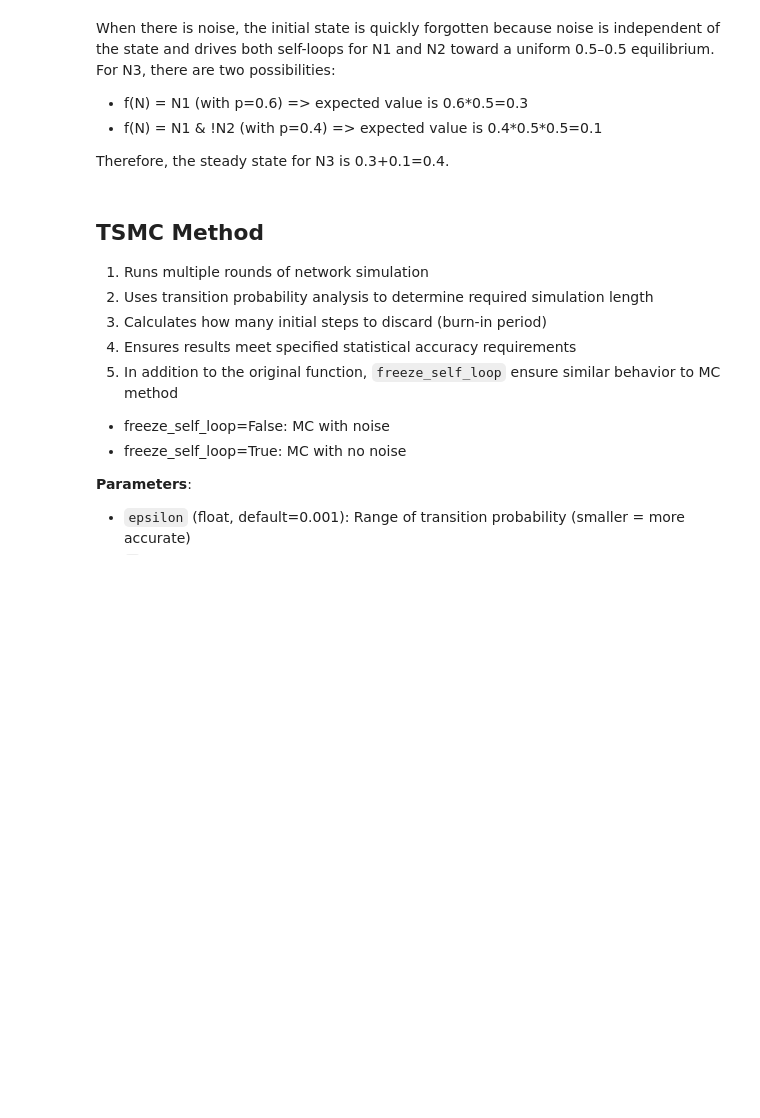
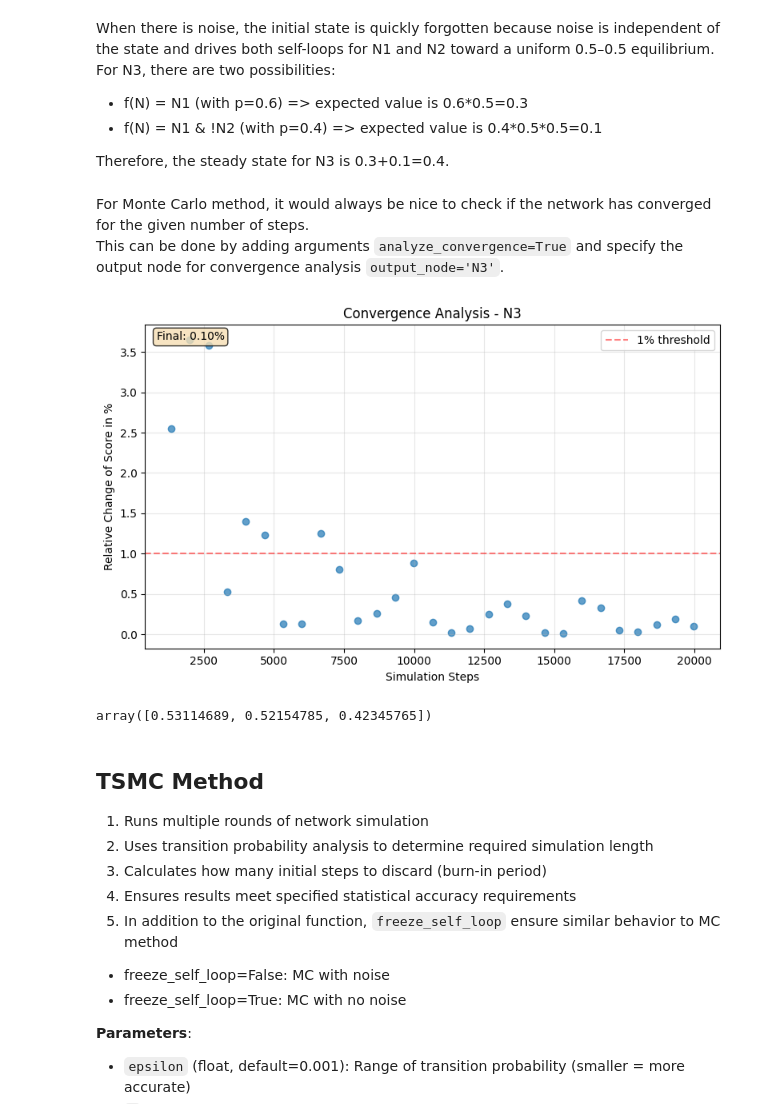
Before and after one commit to IlyaLab/BNMPy, a Jupyter notebook: Examples/BN_PBN_steady_state.ipynb, the cells around one changed output. Saved outputs shown, nothing was run; the diff lists cells and outputs as text; code cells hidden in the pictures; blank space fills up the shorter version.

```diff
--- a/Examples/BN_PBN_steady_state.ipynb
+++ b/Examples/BN_PBN_steady_state.ipynb
@@ -19,7 +18,7 @@ N3 = N1, 0.6
 N3 = N1 & !N2, 0.4
 """
 x0  =  np.array( [1, 1, 0] )  # initial state
-network = BMatrix.load_pbn_from_string(network_string, initial_state = x0)
+network = BNMPy.load_pbn_from_string(network_string, initial_state = x0)
 # %% [output]
 PBN loaded successfully. There are 3 genes in the network.
 # %% [markdown]
@@ -57,6 +56,16 @@ For N3, there are two possibilities:
 - f(N) = N1 & !N2 (with p=0.4)   =>   expected value is 0.4\*0.5\*0.5=0.1
 
 Therefore, the steady state for N3 is 0.3+0.1=0.4.
+# %% [markdown]
+For Monte Carlo method, it would always be nice to check if the network has converged for the given number of steps.
+This can be done by adding arguments `analyze_convergence=True` and specify the output node for convergence analysis `output_node='N3'`.
+# %%
+calc = BNMPy.SteadyStateCalculator(network)
+steady_state, convergence_info = calc.compute_steady_state(method='monte_carlo',n_runs=20,n_steps=20000,p_noise=0.05, seed = 9, analyze_convergence=True, output_node='N3')
+steady_state
+# %% [output]
+[figure, added]
+array([0.53114689, 0.52154785, 0.42345765])
 # %% [markdown]
 ## TSMC Method
 
```
Also changed, not shown: parts of 4 cells of this notebook, 19 other files.
